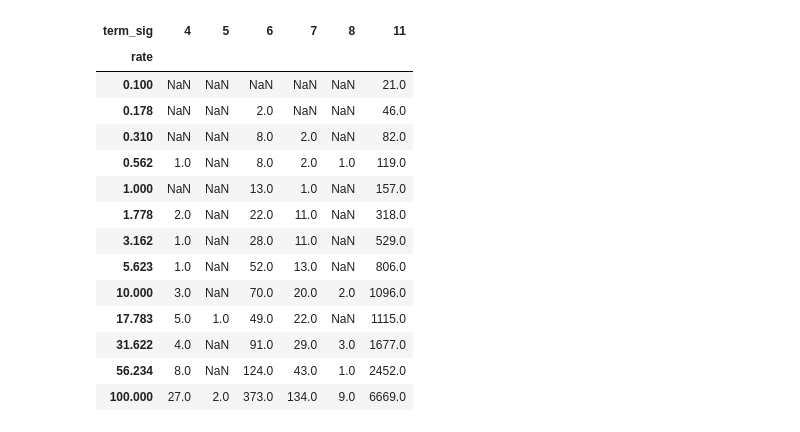
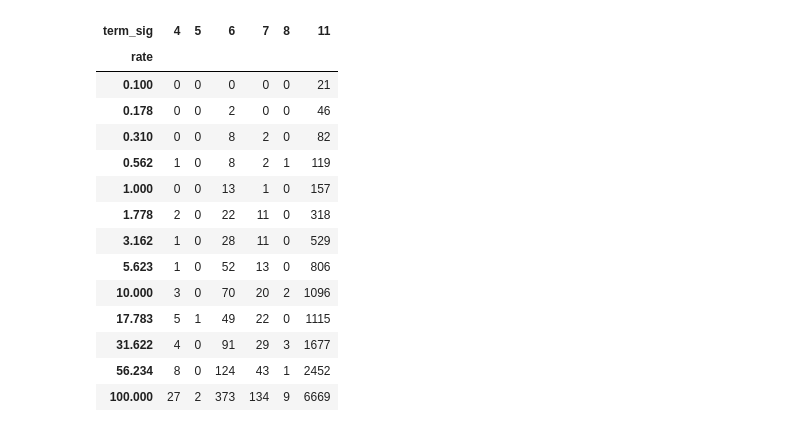
Before and after one commit to Longi94/chaos_db, a Jupyter notebook: jupyter/duckdb_tpch1_flip_stack_plots.ipynb, the cells around one changed output. Saved outputs shown, nothing was run; the diff lists cells and outputs as text; code cells hidden in the pictures.

```diff
--- a/jupyter/duckdb_tpch1_flip_stack_plots.ipynb
+++ b/jupyter/duckdb_tpch1_flip_stack_plots.ipynb
@@ -256,25 +182,25 @@ plt.show()
 # %%
 crashes = merged_df[merged_df['result'] == 2]
 signals = crashes['term_sig'].unique()
 crash_count = crashes.groupby(['term_sig', 'rate']).size().reset_index(name='counts')
-crash_pivoted = pd.pivot_table(crash_count, values='counts', index='rate', columns='term_sig')
+crash_pivoted = pd.pivot_table(crash_count, values='counts', index='rate', columns='term_sig', fill_value=0)
 crash_pivoted
 # %% [output]
 | term_sig | 4 | 5 | 6 | 7 | 8 | 11 |
 | rate |  |  |  |  |  |  |
-| 0.100 | NaN | NaN | NaN | NaN | NaN | 21.0 |
-| 0.178 | NaN | NaN | 2.0 | NaN | NaN | 46.0 |
-| 0.310 | NaN | NaN | 8.0 | 2.0 | NaN | 82.0 |
-| 0.562 | 1.0 | NaN | 8.0 | 2.0 | 1.0 | 119.0 |
-| 1.000 | NaN | NaN | 13.0 | 1.0 | NaN | 157.0 |
-| 1.778 | 2.0 | NaN | 22.0 | 11.0 | NaN | 318.0 |
-| 3.162 | 1.0 | NaN | 28.0 | 11.0 | NaN | 529.0 |
-| 5.623 | 1.0 | NaN | 52.0 | 13.0 | NaN | 806.0 |
-| 10.000 | 3.0 | NaN | 70.0 | 20.0 | 2.0 | 1096.0 |
-| 17.783 | 5.0 | 1.0 | 49.0 | 22.0 | NaN | 1115.0 |
-| 31.622 | 4.0 | NaN | 91.0 | 29.0 | 3.0 | 1677.0 |
-| 56.234 | 8.0 | NaN | 124.0 | 43.0 | 1.0 | 2452.0 |
-| 100.000 | 27.0 | 2.0 | 373.0 | 134.0 | 9.0 | 6669.0 |
+| 0.100 | 0 | 0 | 0 | 0 | 0 | 21 |
+| 0.178 | 0 | 0 | 2 | 0 | 0 | 46 |
+| 0.310 | 0 | 0 | 8 | 2 | 0 | 82 |
+| 0.562 | 1 | 0 | 8 | 2 | 1 | 119 |
+| 1.000 | 0 | 0 | 13 | 1 | 0 | 157 |
+| 1.778 | 2 | 0 | 22 | 11 | 0 | 318 |
+| 3.162 | 1 | 0 | 28 | 11 | 0 | 529 |
+| 5.623 | 1 | 0 | 52 | 13 | 0 | 806 |
+| 10.000 | 3 | 0 | 70 | 20 | 2 | 1096 |
+| 17.783 | 5 | 1 | 49 | 22 | 0 | 1115 |
+| 31.622 | 4 | 0 | 91 | 29 | 3 | 1677 |
+| 56.234 | 8 | 0 | 124 | 43 | 1 | 2452 |
+| 100.000 | 27 | 2 | 373 | 134 | 9 | 6669 |
 # %%
 fig = plt.figure()
 fig.suptitle('Crash types')
```
Also changed, not shown: parts of 4 cells of this notebook, 3 other files.
